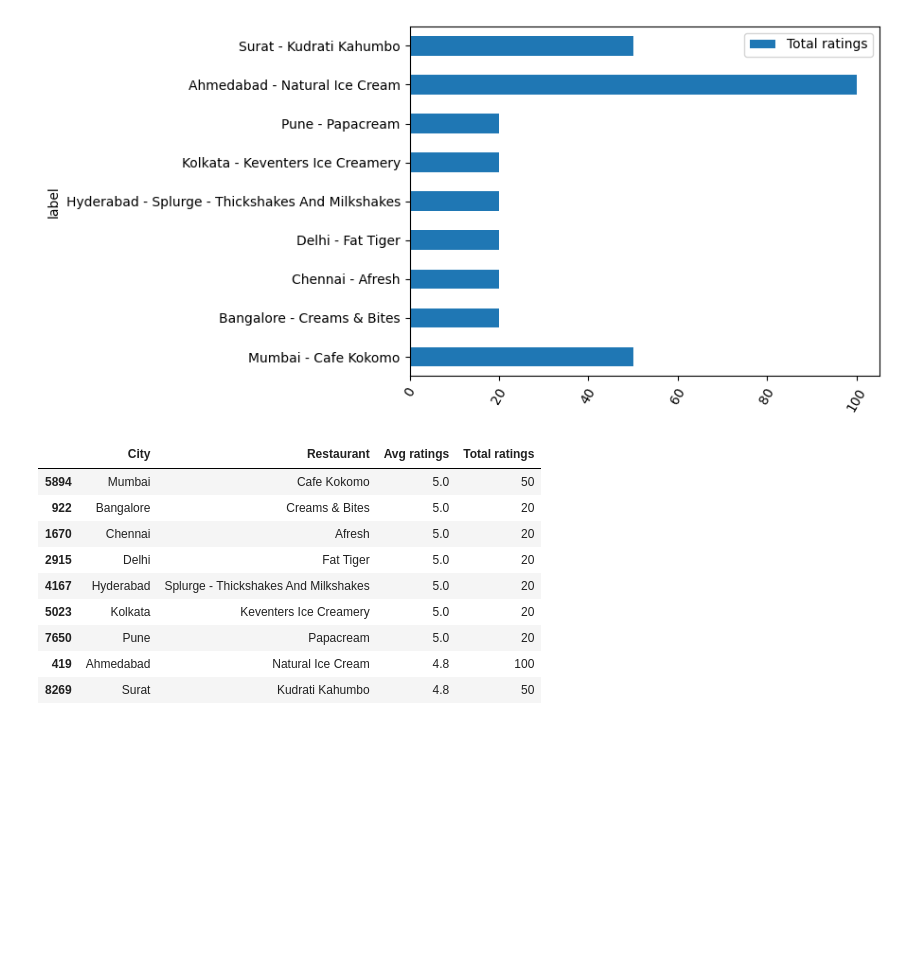
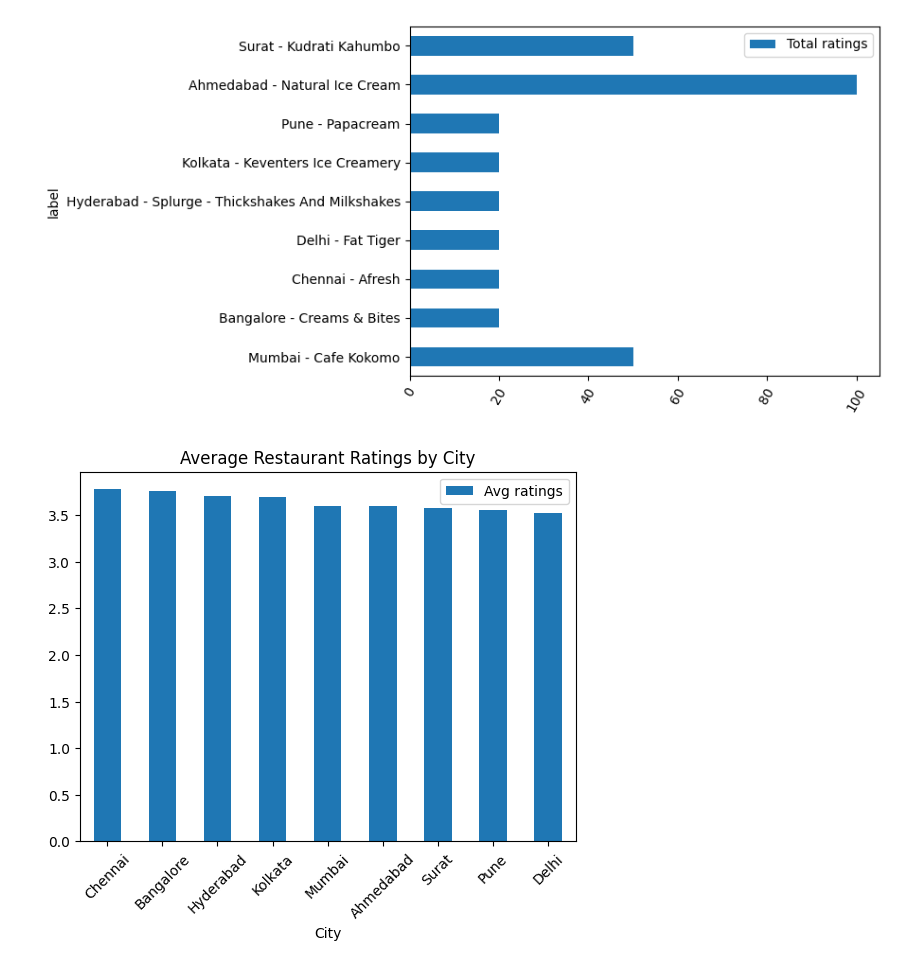
Before and after one commit to kirankumare25/Swiggy-Performance-analysis, a Jupyter notebook: analysis.ipynb, the cells around one changed output. Drawn from its saved outputs; the diff is of its cells as text; code cells hidden in the pictures; blank space fills up the shorter version.

Commit message:
added average rating per city plot added

```diff
--- a/analysis.ipynb
+++ b/analysis.ipynb
@@ -191,14 +191,15 @@ plt.show()
 # %% [output]
 [figure]
 # %%
+
+city_avg_rate_analysis = df.groupby('City').agg({
+    'Avg ratings': 'mean'
+}).sort_values(by='Avg ratings', ascending=False)
+
+city_avg_rate_analysis.plot(kind='bar')
+
+plt.title('Average Restaurant Ratings by City')
+plt.xticks(rotation=45)
+plt.show()
 # %% [output]
-|  | City | Restaurant | Avg ratings | Total ratings |
-| 5894 | Mumbai | Cafe Kokomo | 5.0 | 50 |
-| 922 | Bangalore | Creams & Bites | 5.0 | 20 |
-| 1670 | Chennai | Afresh | 5.0 | 20 |
-| 2915 | Delhi | Fat Tiger | 5.0 | 20 |
-| 4167 | Hyderabad | Splurge - Thickshakes And Milkshakes | 5.0 | 20 |
-| 5023 | Kolkata | Keventers Ice Creamery | 5.0 | 20 |
-| 7650 | Pune | Papacream | 5.0 | 20 |
-| 419 | Ahmedabad | Natural Ice Cream | 4.8 | 100 |
-| 8269 | Surat | Kudrati Kahumbo | 4.8 | 50 |
+[figure, added]
```
